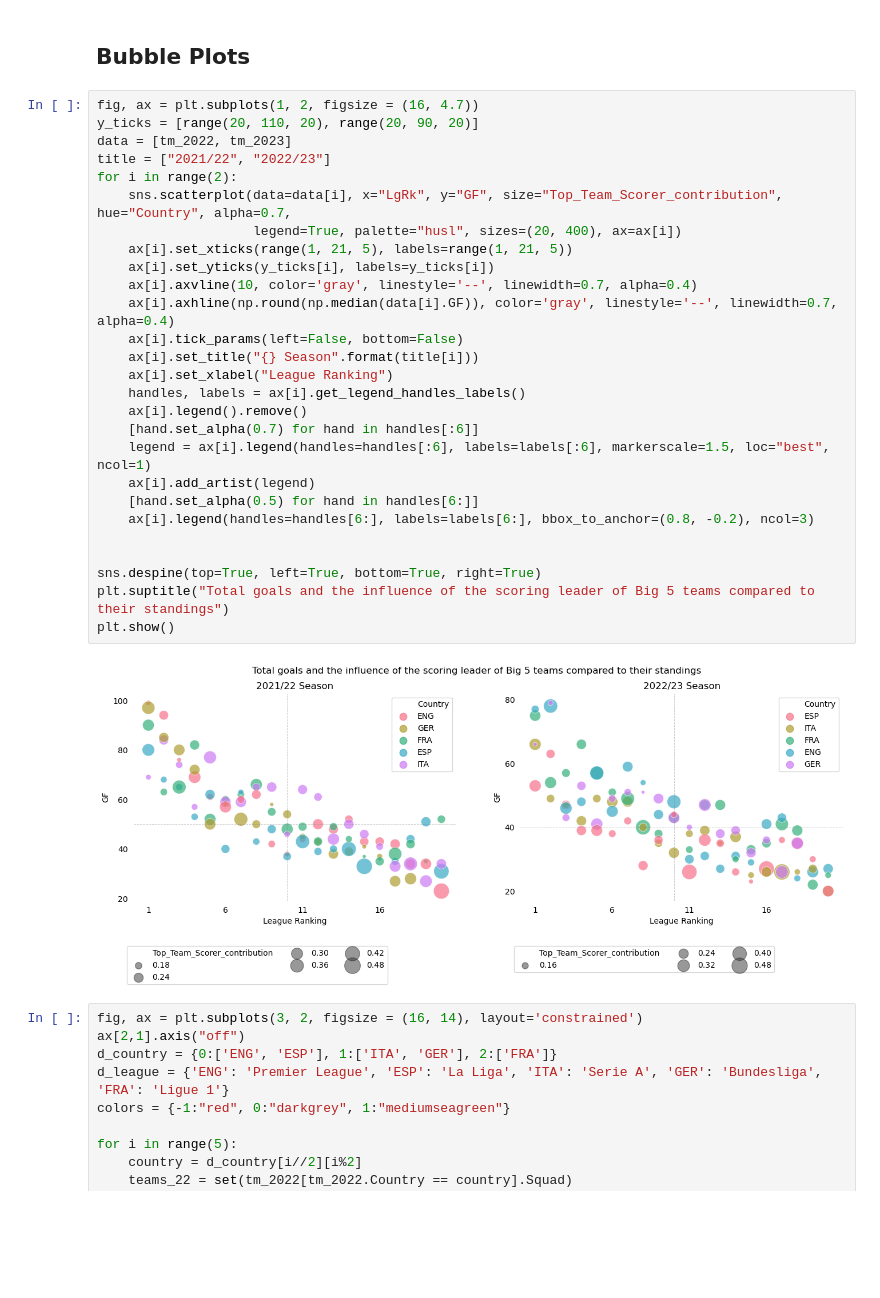
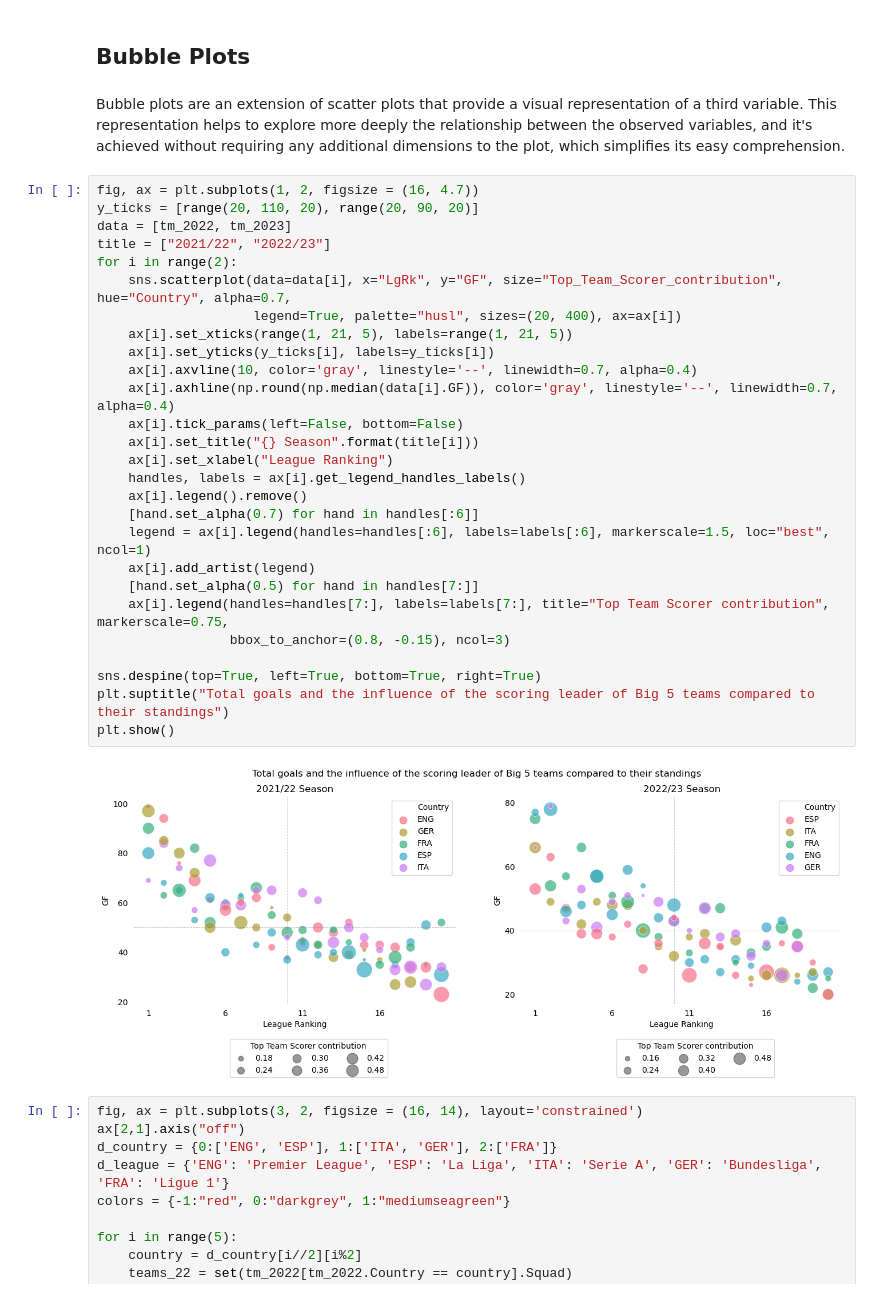
Before and after one commit to achrafkr/Data-Visualization, a Jupyter notebook: Notebooks/Football_stats.ipynb, the cells around one changed output. Cells and saved outputs as stored; diff of their text form; blank space fills up the shorter version.

```diff
--- a/Notebooks/Football_stats.ipynb
+++ b/Notebooks/Football_stats.ipynb
@@ -46,35 +53,37 @@ tm_2022.rename(columns = {"Pts/G":"Pts/MP"}, inplace=True)
 del tm_2022["Top Team Scorer"], tm_2023["Top Team Scorer"]
 # %% [markdown]
 ## Bubble Plots
+# %% [markdown]
+Bubble plots are an extension of scatter plots that provide a visual representation of a third variable. This representation helps to explore more deeply the relationship between the observed variables, and it's achieved without requiring any additional dimensions to the plot, which simplifies its easy comprehension.
 # %%
 fig, ax = plt.subplots(1, 2, figsize = (16, 4.7))
 y_ticks = [range(20, 110, 20), range(20, 90, 20)]
 data = [tm_2022, tm_2023]
 title = ["2021/22", "2022/23"]
 for i in range(2):
     sns.scatterplot(data=data[i], x="LgRk", y="GF", size="Top_Team_Scorer_contribution", hue="Country", alpha=0.7,
                     legend=True, palette="husl", sizes=(20, 400), ax=ax[i])
     ax[i].set_xticks(range(1, 21, 5), labels=range(1, 21, 5))
     ax[i].set_yticks(y_ticks[i], labels=y_ticks[i])
     ax[i].axvline(10, color='gray', linestyle='--', linewidth=0.7, alpha=0.4)
     ax[i].axhline(np.round(np.median(data[i].GF)), color='gray', linestyle='--', linewidth=0.7, alpha=0.4)
     ax[i].tick_params(left=False, bottom=False)
     ax[i].set_title("{} Season".format(title[i]))
     ax[i].set_xlabel("League Ranking")
     handles, labels = ax[i].get_legend_handles_labels()
     ax[i].legend().remove()
     [hand.set_alpha(0.7) for hand in handles[:6]]
     legend = ax[i].legend(handles=handles[:6], labels=labels[:6], markerscale=1.5, loc="best", ncol=1)
     ax[i].add_artist(legend)
-    [hand.set_alpha(0.5) for hand in handles[6:]]
-    ax[i].legend(handles=handles[6:], labels=labels[6:], bbox_to_anchor=(0.8, -0.2), ncol=3)
-
+    [hand.set_alpha(0.5) for hand in handles[7:]]
+    ax[i].legend(handles=handles[7:], labels=labels[7:], title="Top Team Scorer contribution", markerscale=0.75,
+                 bbox_to_anchor=(0.8, -0.15), ncol=3)
 
 sns.despine(top=True, left=True, bottom=True, right=True)
 plt.suptitle("Total goals and the influence of the scoring leader of Big 5 teams compared to their standings")
 plt.show()
 # %% [output]
-[figure, old version]
+[figure, new version]
 # %%
 fig, ax = plt.subplots(3, 2, figsize = (16, 14), layout='constrained')
 ax[2,1].axis("off")
```
Also changed, not shown: parts of 7 cells of this notebook.
